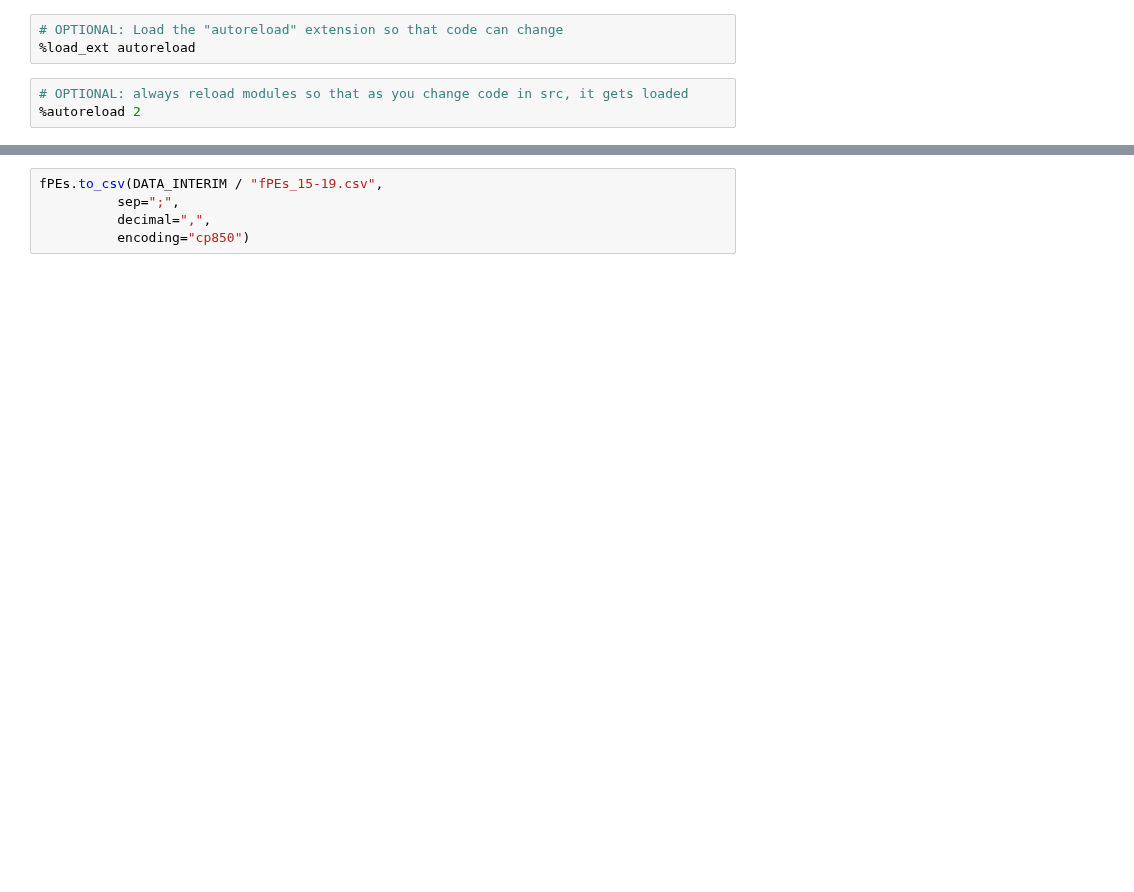
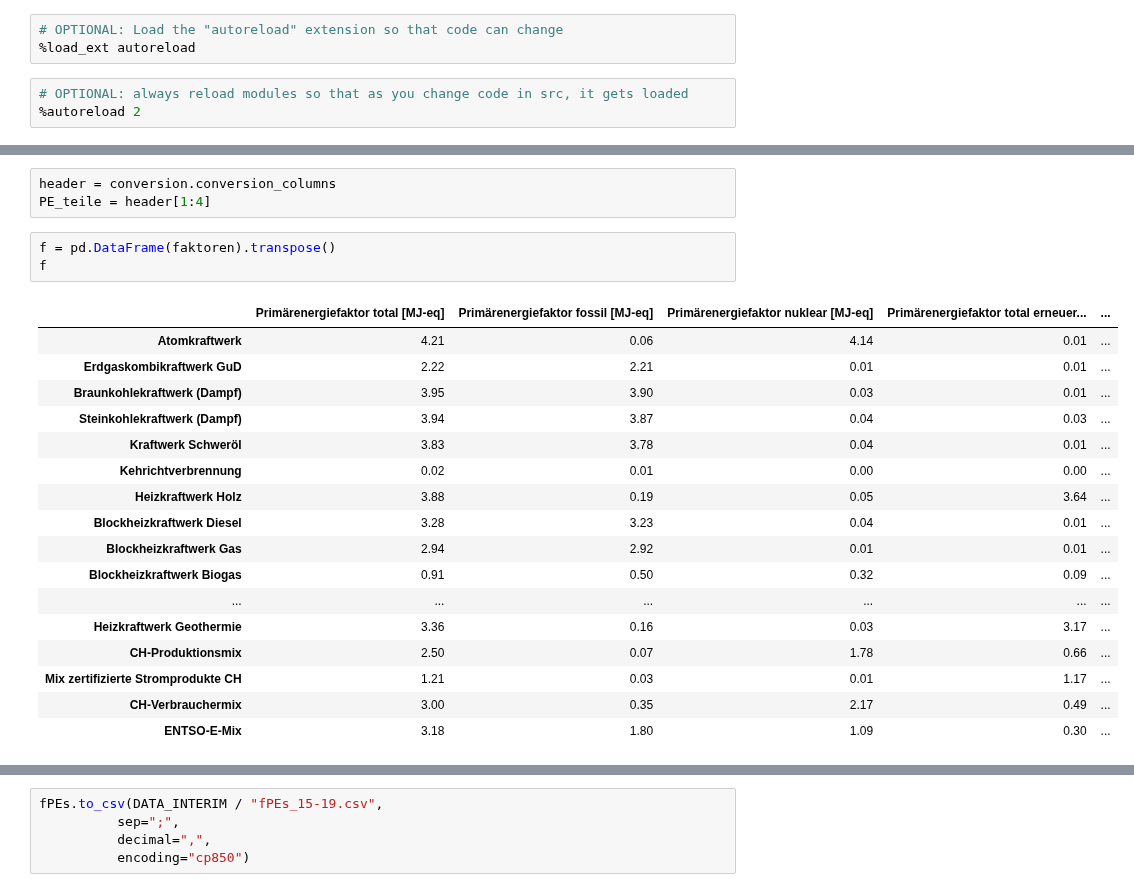
Before and after one commit to simonschaluppe/FLUCCOplus, a Jupyter notebook: notebooks/4.1.4_Primaerenergie_stuendlich.ipynb, the cells around one changed output, grey strips where cells are left out. Saved outputs shown, nothing was run; the diff lists cells and outputs as text; blank space fills up the shorter version.

```diff
--- a/notebooks/4.1.4_Primaerenergie_stuendlich.ipynb
+++ b/notebooks/4.1.4_Primaerenergie_stuendlich.ipynb
@@ -48,0 +114,24 @@ See the caveats in the documentation: https://pandas.pydata.org/pandas-docs/stab
+# %%
+header = conversion.conversion_columns
+PE_teile = header[1:4]
+# %%
+f = pd.DataFrame(faktoren).transpose()
+f
+# %% [output]
+|  | Primärenergiefaktor total [MJ-eq] | Primärenergiefaktor fossil [MJ-eq] | Primärenergiefaktor nuklear [MJ-eq] | Primärenergiefaktor total erneuer... | ... |
+| Atomkraftwerk | 4.21 | 0.06 | 4.14 | 0.01 | ... |
+| Erdgaskombikraftwerk GuD | 2.22 | 2.21 | 0.01 | 0.01 | ... |
+| Braunkohlekraftwerk (Dampf) | 3.95 | 3.90 | 0.03 | 0.01 | ... |
+| Steinkohlekraftwerk (Dampf) | 3.94 | 3.87 | 0.04 | 0.03 | ... |
+| Kraftwerk Schweröl | 3.83 | 3.78 | 0.04 | 0.01 | ... |
+| Kehrichtverbrennung | 0.02 | 0.01 | 0.00 | 0.00 | ... |
+| Heizkraftwerk Holz | 3.88 | 0.19 | 0.05 | 3.64 | ... |
+| Blockheizkraftwerk Diesel | 3.28 | 3.23 | 0.04 | 0.01 | ... |
+| Blockheizkraftwerk Gas | 2.94 | 2.92 | 0.01 | 0.01 | ... |
+| Blockheizkraftwerk Biogas | 0.91 | 0.50 | 0.32 | 0.09 | ... |
+| ... | ... | ... | ... | ... | ... |
+| Heizkraftwerk Geothermie | 3.36 | 0.16 | 0.03 | 3.17 | ... |
+| CH-Produktionsmix | 2.50 | 0.07 | 1.78 | 0.66 | ... |
+| Mix zertifizierte Stromprodukte CH | 1.21 | 0.03 | 0.01 | 1.17 | ... |
+| CH-Verbrauchermix | 3.00 | 0.35 | 2.17 | 0.49 | ... |
+| ENTSO-E-Mix | 3.18 | 1.80 | 1.09 | 0.30 | ... |
```
Also changed, not shown: parts of 20 cells of this notebook, 9 other files.
